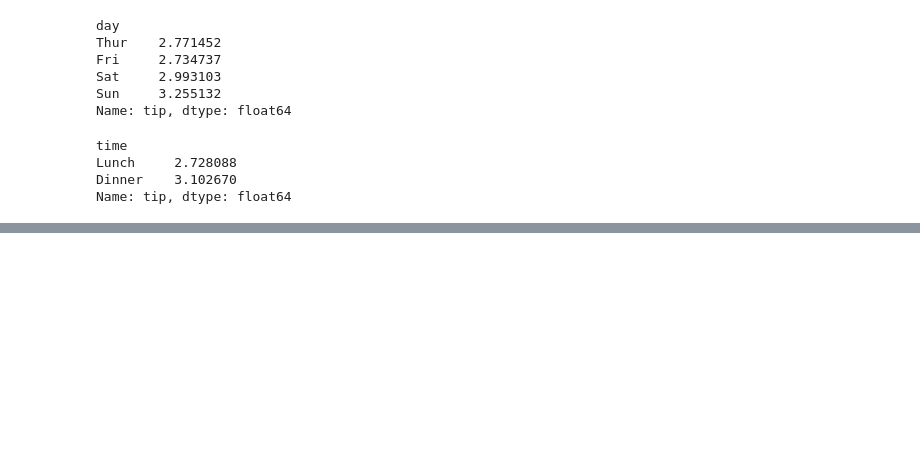
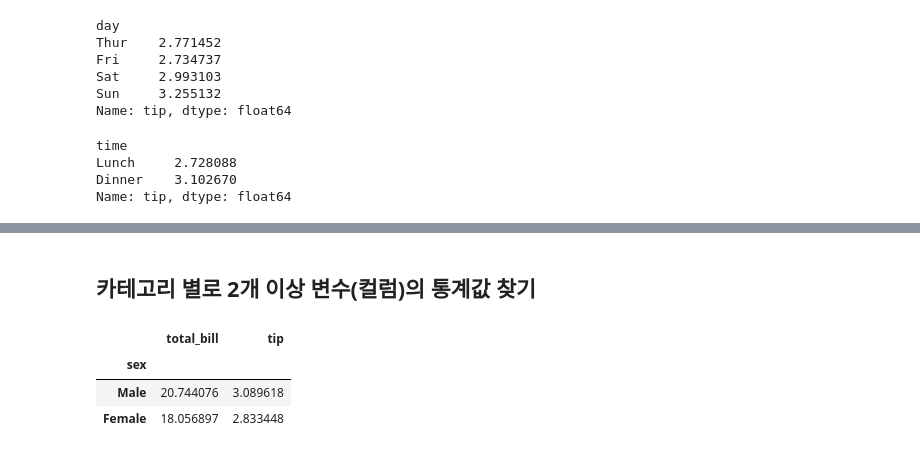
Before and after one commit to kiminhonawa/python, a Jupyter notebook: py15_dataframe.ipynb, the cells around one changed output, grey strips where cells are left out. Cells and saved outputs as stored; diff of their text form; code cells hidden in the pictures; blank space fills up the shorter version.

```diff
--- a/py15_dataframe.ipynb
+++ b/py15_dataframe.ipynb
@@ -211,0 +260,10 @@ Name: tip, dtype: float64
+# %% [markdown]
+## 카테고리 별로 2개 이상 변수(컬럼)의 통계값 찾기
+# %%
+# 성별 영수증, 팁의 평균
+tips.groupby('sex')[['total_bill', 'tip']].mean()
+# %% [output]
+|  | total_bill | tip |
+| sex |  |  |
+| Male | 20.744076 | 3.089618 |
+| Female | 18.056897 | 2.833448 |
```
Also changed, not shown: parts of 9 cells of this notebook.
